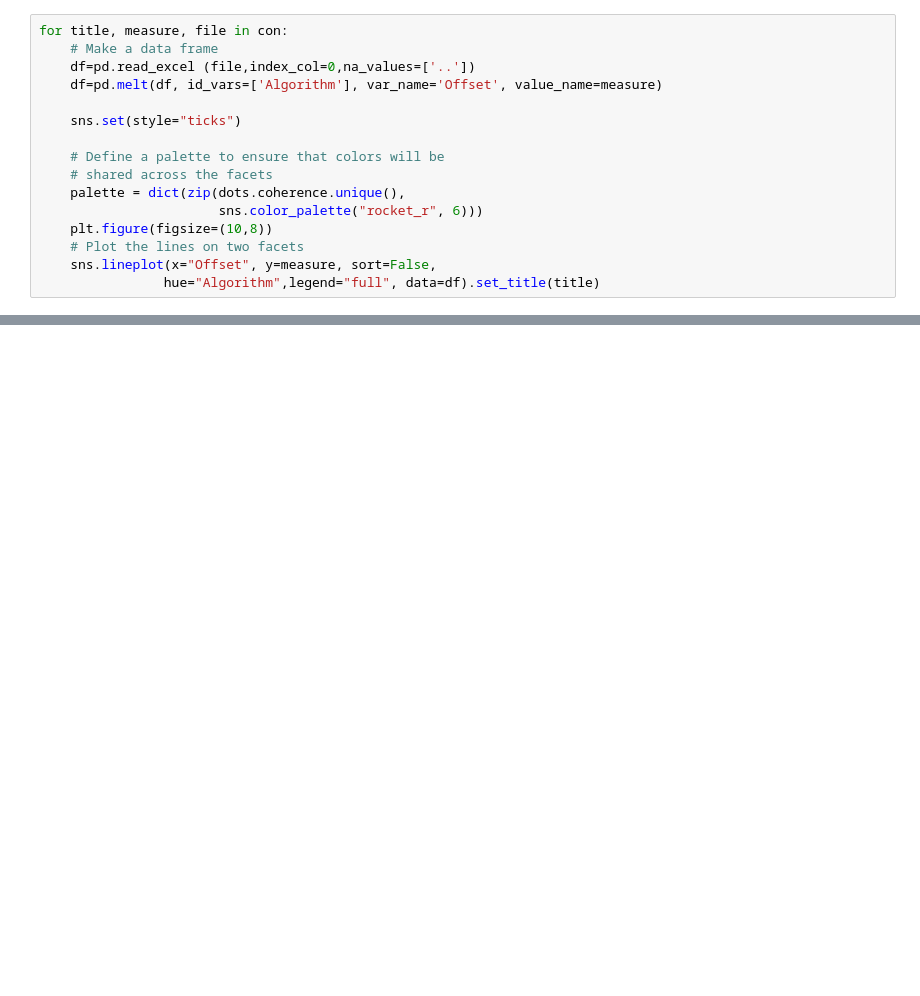
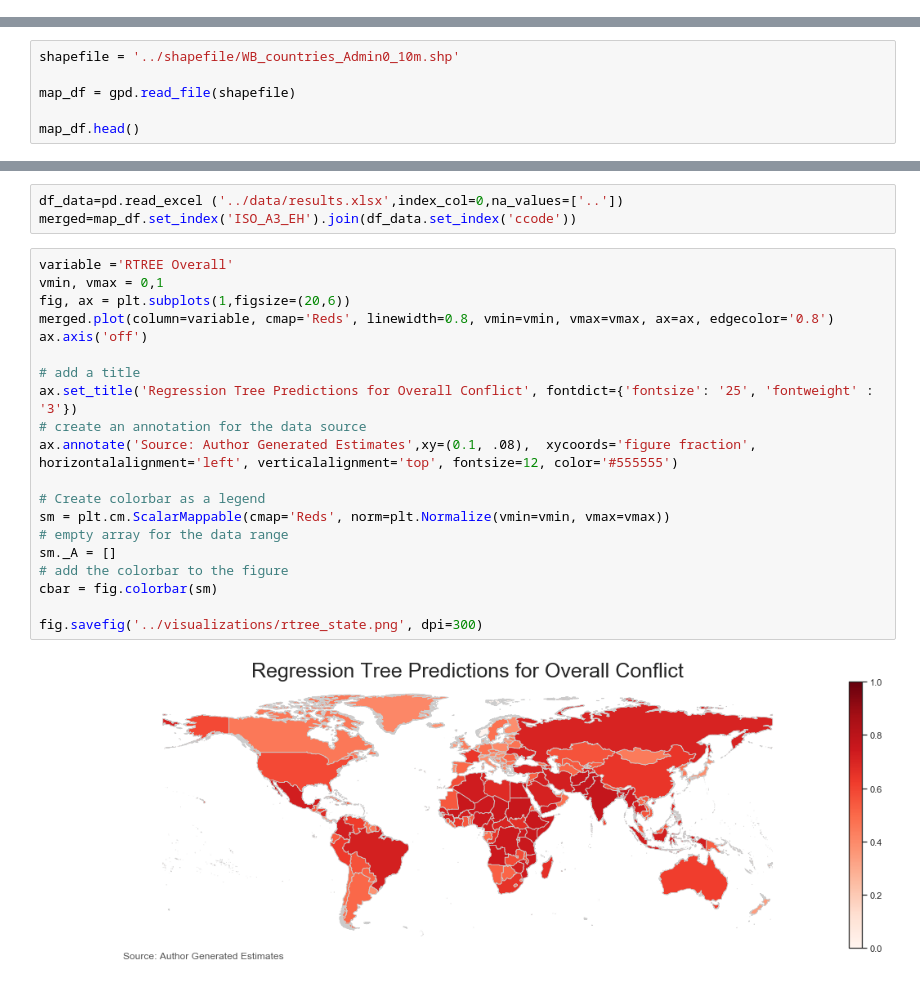
Before and after one commit to bpodojil/Conflict_Prediction, a Jupyter notebook: code/visualizations.ipynb, the cells around one changed output, grey strips where cells are left out. Saved outputs shown, nothing was run; the diff lists cells and outputs as text; blank space fills up the shorter version.

```diff
--- a/code/visualizations.ipynb
+++ b/code/visualizations.ipynb
@@ -91,16 +194,0 @@ for title, measure, file in alt:
-# %%
-for title, measure, file in con:
-    # Make a data frame
-    df=pd.read_excel (file,index_col=0,na_values=['..'])
-    df=pd.melt(df, id_vars=['Algorithm'], var_name='Offset', value_name=measure)
-
-    sns.set(style="ticks")
-
-    # Define a palette to ensure that colors will be
-    # shared across the facets
-    palette = dict(zip(dots.coherence.unique(),
-                       sns.color_palette("rocket_r", 6)))
-    plt.figure(figsize=(10,8))
-    # Plot the lines on two facets
-    sns.lineplot(x="Offset", y=measure, sort=False,
-                hue="Algorithm",legend="full", data=df).set_title(title)
@@ -106,0 +197,6 @@ for title, measure, file in con:
+# %%
+shapefile = '../shapefile/WB_countries_Admin0_10m.shp'
+
+map_df = gpd.read_file(shapefile)
+
+map_df.head()
@@ -106,0 +211,25 @@ for title, measure, file in con:
+# %%
+df_data=pd.read_excel ('../data/results.xlsx',index_col=0,na_values=['..'])
+merged=map_df.set_index('ISO_A3_EH').join(df_data.set_index('ccode'))
+# %%
+variable ='RTREE Overall'
+vmin, vmax = 0,1
+fig, ax = plt.subplots(1,figsize=(20,6))
+merged.plot(column=variable, cmap='Reds', linewidth=0.8, vmin=vmin, vmax=vmax, ax=ax, edgecolor='0.8')
+ax.axis('off')
+
+# add a title
+ax.set_title('Regression Tree Predictions for Overall Conflict', fontdict={'fontsize': '25', 'fontweight' : '3'})
+# create an annotation for the data source
+ax.annotate('Source: Author Generated Estimates',xy=(0.1, .08),  xycoords='figure fraction', horizontalalignment='left', verticalalignment='top', fontsize=12, color='#555555')
+
+# Create colorbar as a legend
+sm = plt.cm.ScalarMappable(cmap='Reds', norm=plt.Normalize(vmin=vmin, vmax=vmax))
+# empty array for the data range
+sm._A = []
+# add the colorbar to the figure
+cbar = fig.colorbar(sm)
+
+fig.savefig('../visualizations/rtree_state.png', dpi=300)
+# %% [output]
+[figure, added]
```
Also changed, not shown: parts of 16 cells of this notebook, 18 other files.
